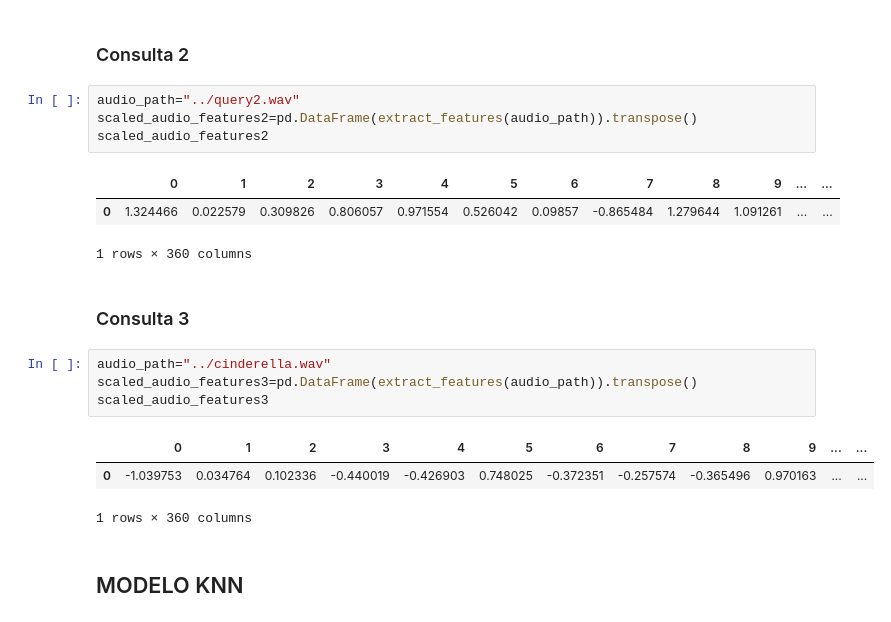
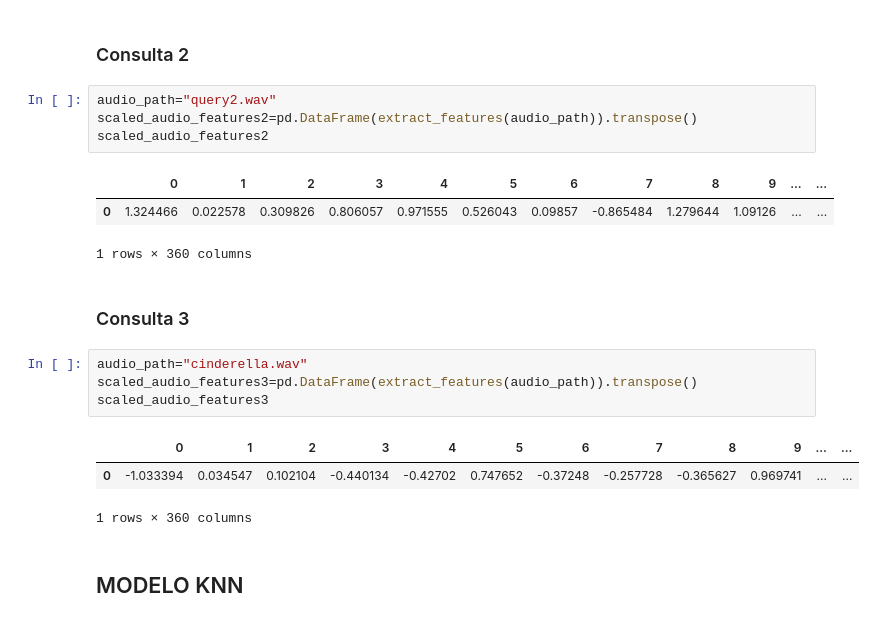
Before and after one commit to MatiasMaravi/BD2-Project2, a Jupyter notebook: knn/knn.ipynb, the cells around one changed output. Cells and saved outputs as stored; diff of their text form.

```diff
--- a/knn/knn.ipynb
+++ b/knn/knn.ipynb
@@ -306,22 +306,22 @@ scaled_audio_features
 # %% [markdown]
 ### Consulta 2
 # %%
-audio_path="../query2.wav"
+audio_path="query2.wav"
 scaled_audio_features2=pd.DataFrame(extract_features(audio_path)).transpose()
 scaled_audio_features2
 # %% [output]
 |  | 0 | 1 | 2 | 3 | 4 | 5 | 6 | 7 | 8 | 9 | ... | ... |
-| 0 | 1.324466 | 0.022579 | 0.309826 | 0.806057 | 0.971554 | 0.526042 | 0.09857 | -0.865484 | 1.279644 | 1.091261 | ... | ... |
+| 0 | 1.324466 | 0.022578 | 0.309826 | 0.806057 | 0.971555 | 0.526043 | 0.09857 | -0.865484 | 1.279644 | 1.09126 | ... | ... |
 1 rows × 360 columns
 # %% [markdown]
 ### Consulta 3
 # %%
-audio_path="../cinderella.wav"
+audio_path="cinderella.wav"
 scaled_audio_features3=pd.DataFrame(extract_features(audio_path)).transpose()
 scaled_audio_features3
 # %% [output]
 |  | 0 | 1 | 2 | 3 | 4 | 5 | 6 | 7 | 8 | 9 | ... | ... |
-| 0 | -1.039753 | 0.034764 | 0.102336 | -0.440019 | -0.426903 | 0.748025 | -0.372351 | -0.257574 | -0.365496 | 0.970163 | ... | ... |
+| 0 | -1.033394 | 0.034547 | 0.102104 | -0.440134 | -0.42702 | 0.747652 | -0.37248 | -0.257728 | -0.365627 | 0.969741 | ... | ... |
 1 rows × 360 columns
 # %% [markdown]
 ## MODELO KNN
```
Also changed, not shown: parts of 22 cells of this notebook, 4 other files.
